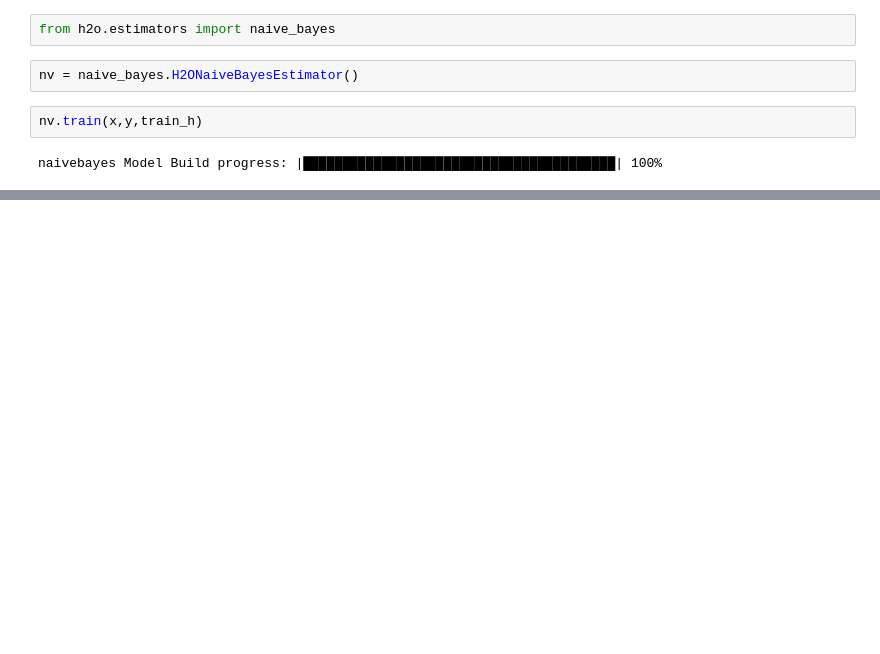
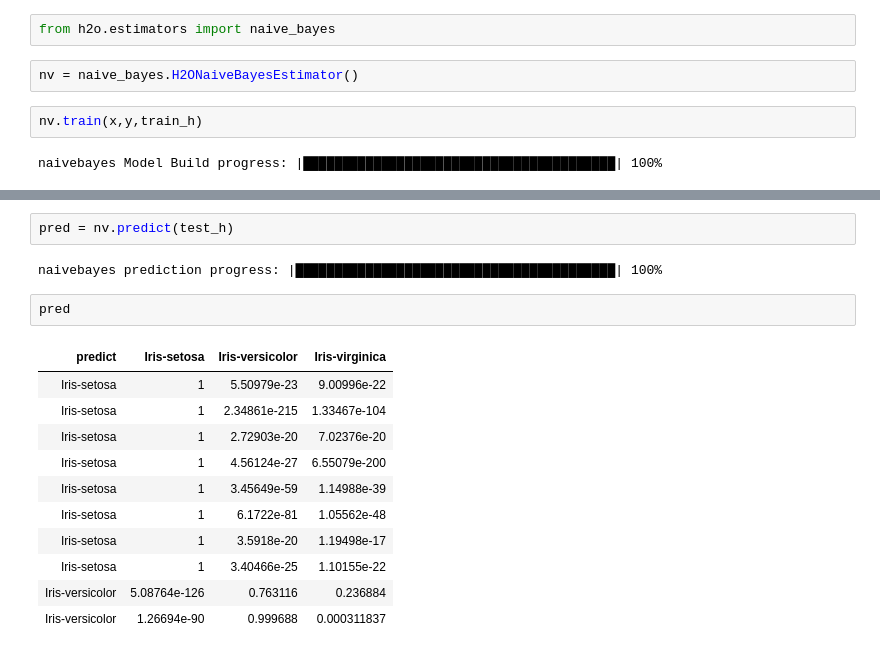
Before and after one commit to tanviredu/h20, a Jupyter notebook: python/Iris_h20.ipynb, the cells around one changed output, grey strips where cells are left out. Drawn from its saved outputs; the diff is of its cells as text; blank space fills up the shorter version.

```diff
--- a/python/Iris_h20.ipynb
+++ b/python/Iris_h20.ipynb
@@ -1133,0 +1163,18 @@ naivebayes Model Build progress: |███████████████
+# %%
+pred = nv.predict(test_h)
+# %% [output]
+naivebayes prediction progress: |█████████████████████████████████████████| 100%
+# %%
+pred
+# %% [output]
+| predict | Iris-setosa | Iris-versicolor | Iris-virginica |
+| Iris-setosa | 1 | 5.50979e-23 | 9.00996e-22 |
+| Iris-setosa | 1 | 2.34861e-215 | 1.33467e-104 |
+| Iris-setosa | 1 | 2.72903e-20 | 7.02376e-20 |
+| Iris-setosa | 1 | 4.56124e-27 | 6.55079e-200 |
+| Iris-setosa | 1 | 3.45649e-59 | 1.14988e-39 |
+| Iris-setosa | 1 | 6.1722e-81 | 1.05562e-48 |
+| Iris-setosa | 1 | 3.5918e-20 | 1.19498e-17 |
+| Iris-setosa | 1 | 3.40466e-25 | 1.10155e-22 |
+| Iris-versicolor | 5.08764e-126 | 0.763116 | 0.236884 |
+| Iris-versicolor | 1.26694e-90 | 0.999688 | 0.000311837 |
```
Also changed, not shown: parts of 32 cells of this notebook.
